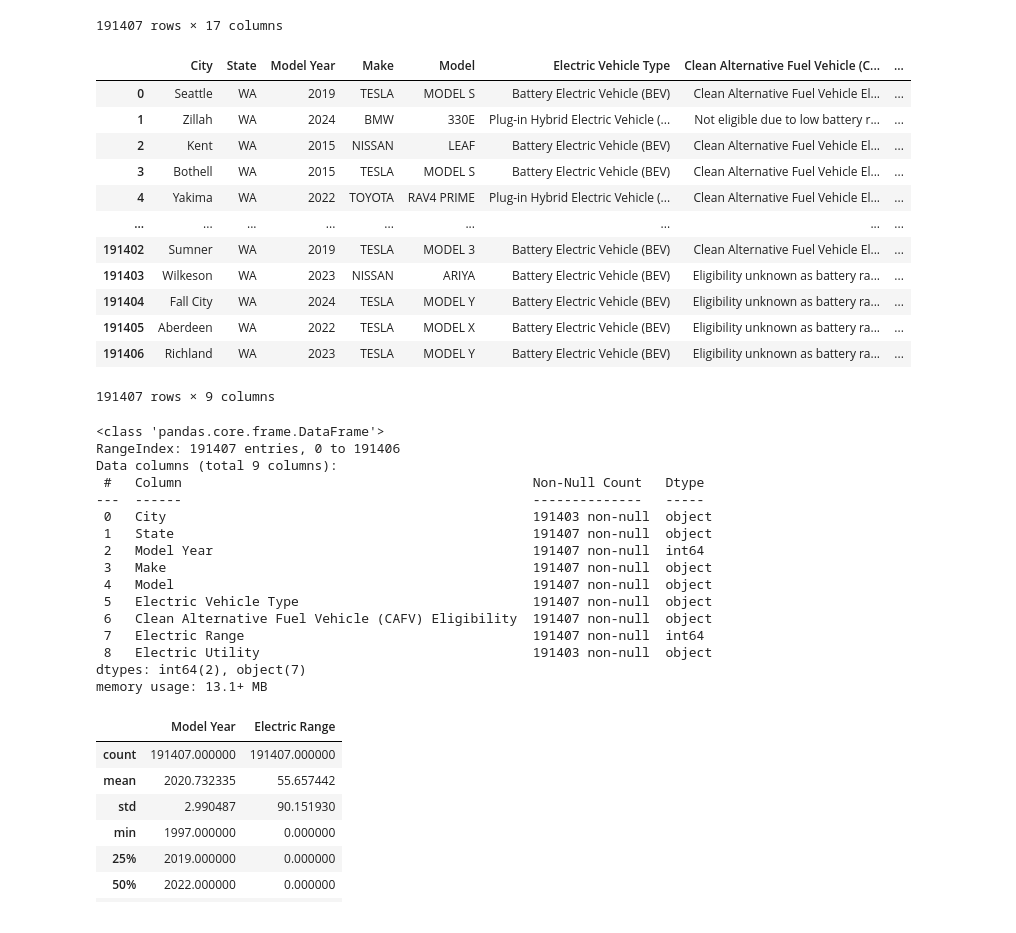
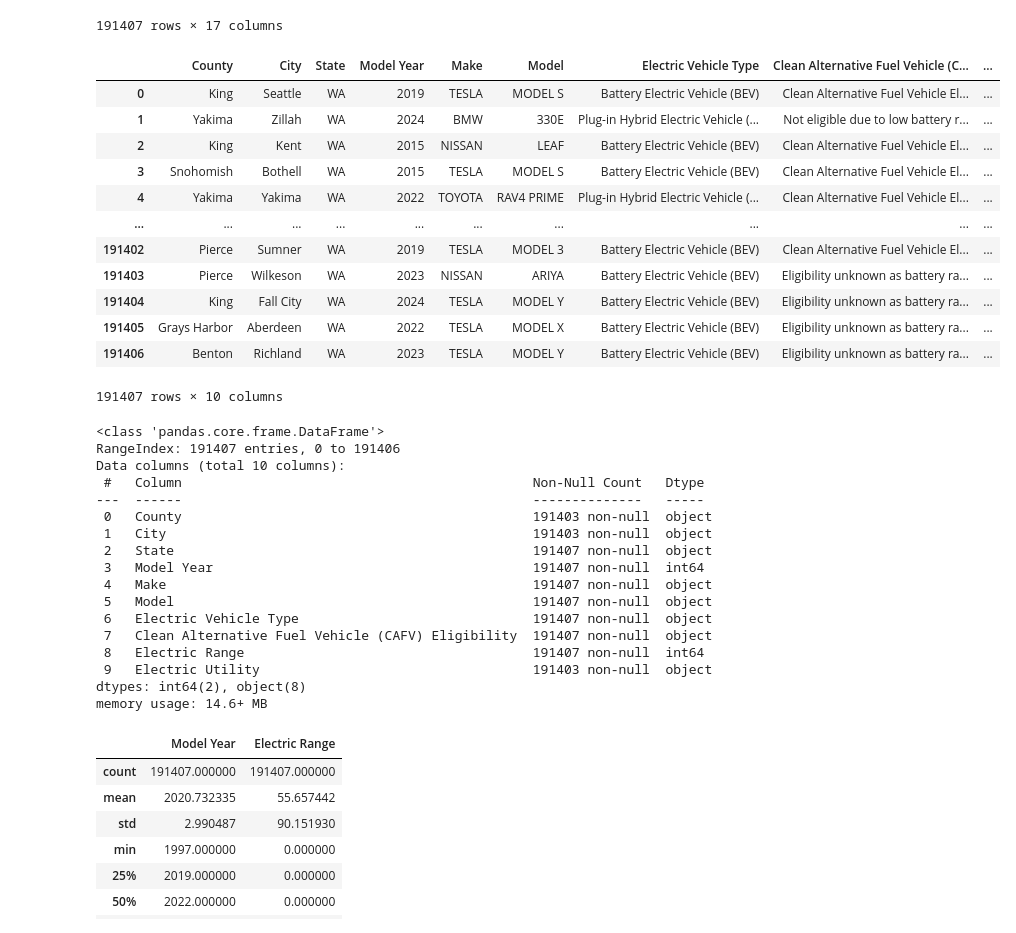
Before and after one commit to letizialanza01/Electric_Vehicles_Project, a Jupyter notebook: Electric_Vehicles_Project.ipynb, the cells around one changed output. Saved outputs shown, nothing was run; the diff lists cells and outputs as text; code cells hidden in the pictures.

```diff
--- a/Electric_Vehicles_Project.ipynb
+++ b/Electric_Vehicles_Project.ipynb
@@ -48,41 +48,42 @@ electric_vehicles
 | 191406 | 7SAYGAEEXP | Benton | Richland | WA | 99352.0 | 2023 | TESLA | MODEL Y | ... |
 191407 rows × 17 columns
 # %%
-electric_vehicles = electric_vehicles.drop(['VIN (1-10)', 'County', 'Postal Code', 'Base MSRP', 'Legislative District', 'DOL Vehicle ID', 'Vehicle Location', '2020 Census Tract'], axis = 1)  #drop specified columns from the dataframe
+electric_vehicles = electric_vehicles.drop(['VIN (1-10)', 'Postal Code', 'Base MSRP', 'Legislative District', 'DOL Vehicle ID', 'Vehicle Location', '2020 Census Tract'], axis = 1)  #drop specified columns from the dataframe
 electric_vehicles
 # %% [output]
-|  | City | State | Model Year | Make | Model | Electric Vehicle Type | Clean Alternative Fuel Vehicle (C... | ... |
-| 0 | Seattle | WA | 2019 | TESLA | MODEL S | Battery Electric Vehicle (BEV) | Clean Alternative Fuel Vehicle El... | ... |
-| 1 | Zillah | WA | 2024 | BMW | 330E | Plug-in Hybrid Electric Vehicle (... | Not eligible due to low battery r... | ... |
-| 2 | Kent | WA | 2015 | NISSAN | LEAF | Battery Electric Vehicle (BEV) | Clean Alternative Fuel Vehicle El... | ... |
-| 3 | Bothell | WA | 2015 | TESLA | MODEL S | Battery Electric Vehicle (BEV) | Clean Alternative Fuel Vehicle El... | ... |
-| 4 | Yakima | WA | 2022 | TOYOTA | RAV4 PRIME | Plug-in Hybrid Electric Vehicle (... | Clean Alternative Fuel Vehicle El... | ... |
-| ... | ... | ... | ... | ... | ... | ... | ... | ... |
-| 191402 | Sumner | WA | 2019 | TESLA | MODEL 3 | Battery Electric Vehicle (BEV) | Clean Alternative Fuel Vehicle El... | ... |
-| 191403 | Wilkeson | WA | 2023 | NISSAN | ARIYA | Battery Electric Vehicle (BEV) | Eligibility unknown as battery ra... | ... |
-| 191404 | Fall City | WA | 2024 | TESLA | MODEL Y | Battery Electric Vehicle (BEV) | Eligibility unknown as battery ra... | ... |
-| 191405 | Aberdeen | WA | 2022 | TESLA | MODEL X | Battery Electric Vehicle (BEV) | Eligibility unknown as battery ra... | ... |
-| 191406 | Richland | WA | 2023 | TESLA | MODEL Y | Battery Electric Vehicle (BEV) | Eligibility unknown as battery ra... | ... |
+|  | County | City | State | Model Year | Make | Model | Electric Vehicle Type | Clean Alternative Fuel Vehicle (C... | ... |
+| 0 | King | Seattle | WA | 2019 | TESLA | MODEL S | Battery Electric Vehicle (BEV) | Clean Alternative Fuel Vehicle El... | ... |
+| 1 | Yakima | Zillah | WA | 2024 | BMW | 330E | Plug-in Hybrid Electric Vehicle (... | Not eligible due to low battery r... | ... |
+| 2 | King | Kent | WA | 2015 | NISSAN | LEAF | Battery Electric Vehicle (BEV) | Clean Alternative Fuel Vehicle El... | ... |
+| 3 | Snohomish | Bothell | WA | 2015 | TESLA | MODEL S | Battery Electric Vehicle (BEV) | Clean Alternative Fuel Vehicle El... | ... |
+| 4 | Yakima | Yakima | WA | 2022 | TOYOTA | RAV4 PRIME | Plug-in Hybrid Electric Vehicle (... | Clean Alternative Fuel Vehicle El... | ... |
+| ... | ... | ... | ... | ... | ... | ... | ... | ... | ... |
+| 191402 | Pierce | Sumner | WA | 2019 | TESLA | MODEL 3 | Battery Electric Vehicle (BEV) | Clean Alternative Fuel Vehicle El... | ... |
+| 191403 | Pierce | Wilkeson | WA | 2023 | NISSAN | ARIYA | Battery Electric Vehicle (BEV) | Eligibility unknown as battery ra... | ... |
+| 191404 | King | Fall City | WA | 2024 | TESLA | MODEL Y | Battery Electric Vehicle (BEV) | Eligibility unknown as battery ra... | ... |
+| 191405 | Grays Harbor | Aberdeen | WA | 2022 | TESLA | MODEL X | Battery Electric Vehicle (BEV) | Eligibility unknown as battery ra... | ... |
+| 191406 | Benton | Richland | WA | 2023 | TESLA | MODEL Y | Battery Electric Vehicle (BEV) | Eligibility unknown as battery ra... | ... |
-191407 rows × 9 columns
+191407 rows × 10 columns
 # %%
 electric_vehicles.info(verbose = True, show_counts = True)  #display detailed information about the dataframe, including column, non-null count and data types
 # %% [output]
 <class 'pandas.core.frame.DataFrame'>
 RangeIndex: 191407 entries, 0 to 191406
-Data columns (total 9 columns):
+Data columns (total 10 columns):
  #   Column                                             Non-Null Count   Dtype
 ---  ------                                             --------------   -----
- 0   City                                               191403 non-null  object
- 1   State                                              191407 non-null  object
- 2   Model Year                                         191407 non-null  int64
- 3   Make                                               191407 non-null  object
- 4   Model                                              191407 non-null  object
- 5   Electric Vehicle Type                              191407 non-null  object
- 6   Clean Alternative Fuel Vehicle (CAFV) Eligibility  191407 non-null  object
- 7   Electric Range                                     191407 non-null  int64
- 8   Electric Utility                                   191403 non-null  object
-dtypes: int64(2), object(7)
-memory usage: 13.1+ MB
+ 0   County                                             191403 non-null  object
+ 1   City                                               191403 non-null  object
+ 2   State                                              191407 non-null  object
+ 3   Model Year                                         191407 non-null  int64
+ 4   Make                                               191407 non-null  object
+ 5   Model                                              191407 non-null  object
+ 6   Electric Vehicle Type                              191407 non-null  object
+ 7   Clean Alternative Fuel Vehicle (CAFV) Eligibility  191407 non-null  object
+ 8   Electric Range                                     191407 non-null  int64
+ 9   Electric Utility                                   191403 non-null  object
+dtypes: int64(2), object(8)
+memory usage: 14.6+ MB
 # %%
 electric_vehicles.describe()  #generate descriptive statistics for the dataframe
 # %% [output]
```
Also changed, not shown: parts of 19 cells of this notebook.
